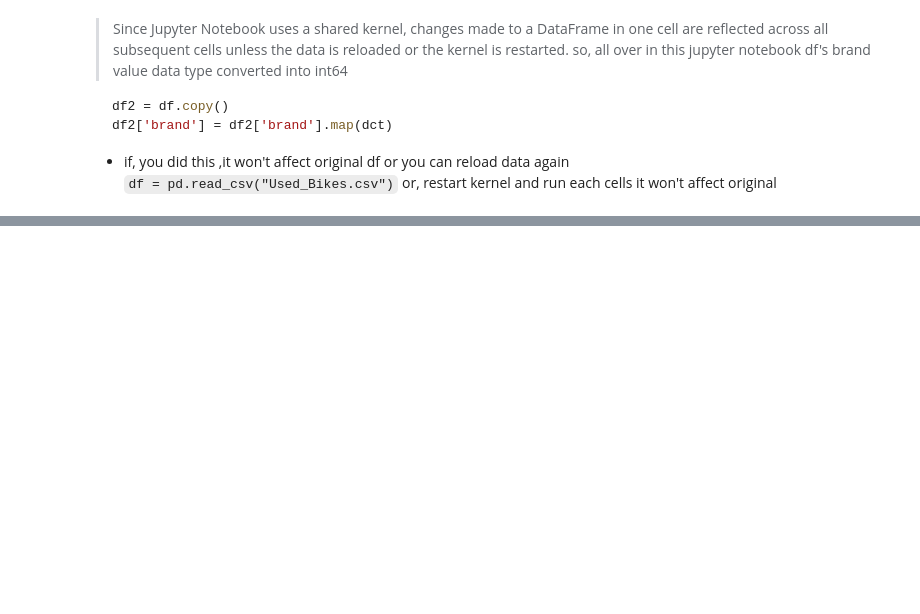
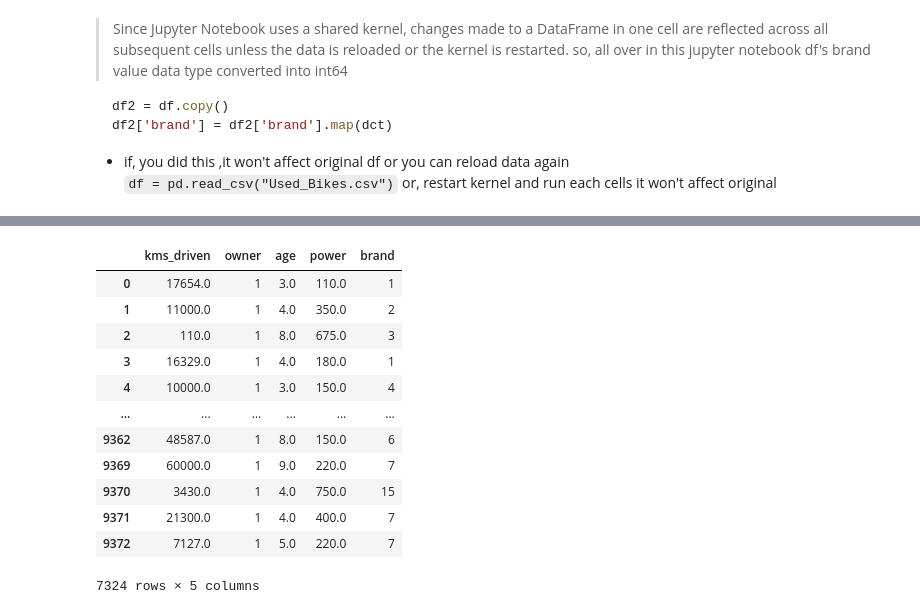
Before and after one commit to isronianutsav/data-science-internship, a Jupyter notebook: Pandas/basic.ipynb, the cells around one changed output, grey strips where cells are left out. Cells and saved outputs as stored; diff of their text form; code cells hidden in the pictures; blank space fills up the shorter version.

```diff
--- a/Pandas/basic.ipynb
+++ b/Pandas/basic.ipynb
@@ -738,0 +815,2 @@ df.to_csv("updated_used_bike_csv") #to make a new  encoded-file
+# %%
+x=df.drop('price',axis=1) #independent variables, after dropping eveything except price and storing in x variable
@@ -738,0 +819,16 @@ df.to_csv("updated_used_bike_csv") #to make a new  encoded-file
+# %%
+x
+# %% [output]
+|  | kms_driven | owner | age | power | brand |
+| 0 | 17654.0 | 1 | 3.0 | 110.0 | 1 |
+| 1 | 11000.0 | 1 | 4.0 | 350.0 | 2 |
+| 2 | 110.0 | 1 | 8.0 | 675.0 | 3 |
+| 3 | 16329.0 | 1 | 4.0 | 180.0 | 1 |
+| 4 | 10000.0 | 1 | 3.0 | 150.0 | 4 |
+| ... | ... | ... | ... | ... | ... |
+| 9362 | 48587.0 | 1 | 8.0 | 150.0 | 6 |
+| 9369 | 60000.0 | 1 | 9.0 | 220.0 | 7 |
+| 9370 | 3430.0 | 1 | 4.0 | 750.0 | 15 |
+| 9371 | 21300.0 | 1 | 4.0 | 400.0 | 7 |
+| 9372 | 7127.0 | 1 | 5.0 | 220.0 | 7 |
+7324 rows × 5 columns
```
Also changed, not shown: parts of 67 cells of this notebook.
